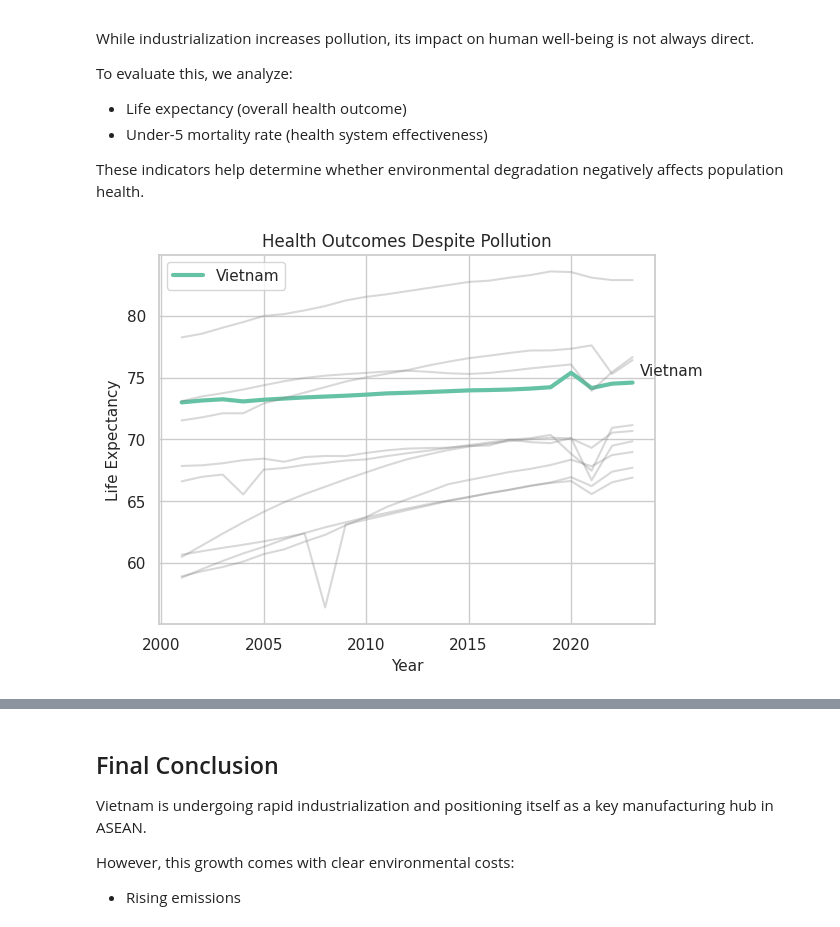
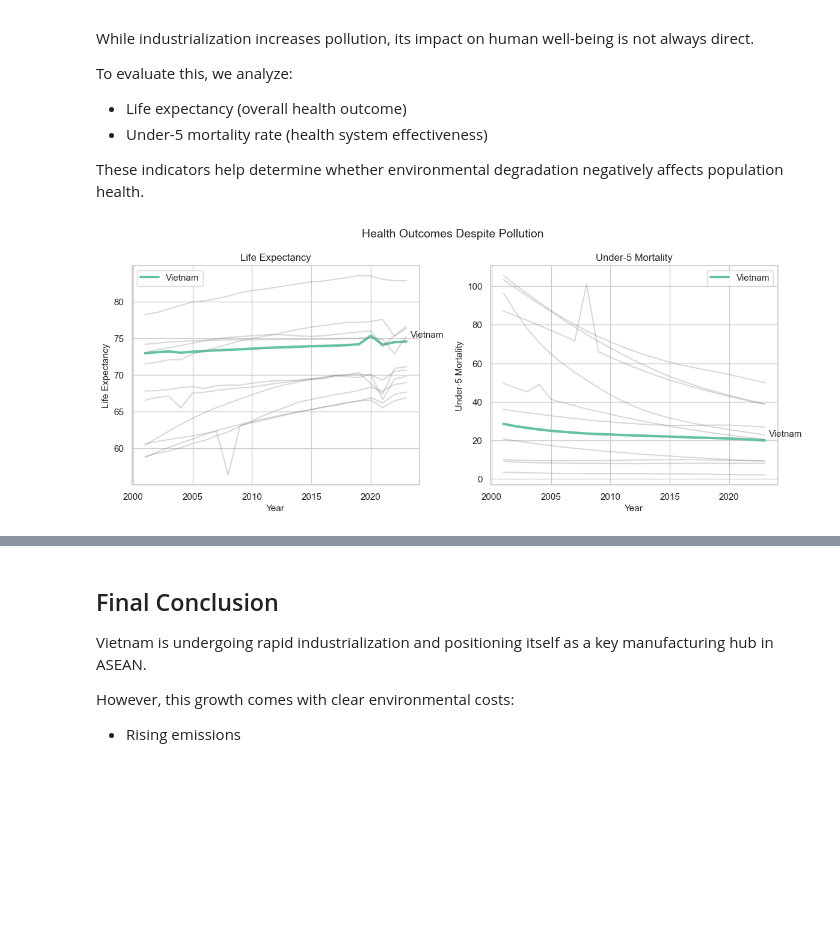
Before and after one commit to thloc1212/DV_LAB2, a Jupyter notebook: merged/merge.ipynb, the cells around one changed output, grey strips where cells are left out. Drawn from its saved outputs; the diff is of its cells as text; code cells hidden in the pictures; blank space fills up the shorter version.

```diff
--- a/merged/merge.ipynb
+++ b/merged/merge.ipynb
@@ -291,7 +291,7 @@ df_pivot["Country"] = df_pivot["Country"].replace({"Viet Nam": "Vietnam"})
 # Define ASEAN countries
 asean = [
     "Vietnam", "Thailand", "Malaysia", "Indonesia", "Philippines",
-    "Singapore", "Cambodia", "Lao PDR", "Myanmar", "Timor-Leste"
+    "Singapore", "Cambodia", "Lao PDR", "Myanmar", "Timor-Leste", "Brunei Darussalam",
 ]
 
 df_asean = df_pivot[df_pivot["Country"].isin(asean)].copy()
@@ -522,37 +507,54 @@ To evaluate this, we analyze:
 
 These indicators help determine whether environmental degradation negatively affects population health.
 # %%
-plt.figure()
+fig, axes = plt.subplots(1, 2, figsize=(12,5))
+
+# Life Expectancy
+ax = axes[0]
 
 for country in asean:
     subset = df_asean[df_asean["Country"] == country]
 
     if country == "Vietnam":
-        plt.plot(
-            subset["Year"],
-            subset["Life expectancy"],
-            linewidth=3,
-            label="Vietnam"
-        )
+        ax.plot(subset["Year"], subset["Life expectancy"], linewidth=3, label="Vietnam")
     else:
-        plt.plot(
-            subset["Year"],
-            subset["Life expectancy"],
-            color="gray",
-            alpha=0.3
-        )
+        ax.plot(subset["Year"], subset["Life expectancy"], color="gray", alpha=0.3)
 
 vn = df_asean[df_asean["Country"] == "Vietnam"]
 x_last = vn["Year"].max()
 y_last = vn[vn["Year"] == x_last]["Life expectancy"].values[0]
 
-plt.annotate("Vietnam", (x_last, y_last), textcoords="offset points", xytext=(5,5))
+ax.annotate("Vietnam", (x_last, y_last), textcoords="offset points", xytext=(5,5))
 
-plt.xlabel("Year")
-plt.ylabel("Life Expectancy")
-plt.title("Health Outcomes Despite Pollution")
+ax.set_title("Life Expectancy")
+ax.set_xlabel("Year")
+ax.set_ylabel("Life Expectancy")
+ax.legend()
 
-plt.legend()
+
+# Under-5 Mortality
+ax = axes[1]
+
+for country in asean:
+    subset = df_asean[df_asean["Country"] == country]
+
+    if country == "Vietnam":
+        ax.plot(subset["Year"], subset["Under-5 mortality"], linewidth=3, label="Vietnam")
+    else:
+        ax.plot(subset["Year"], subset["Under-5 mortality"], color="gray", alpha=0.3)
+
+y_last = vn[vn["Year"] == x_last]["Under-5 mortality"].values[0]
+
+ax.annotate("Vietnam", (x_last, y_last), textcoords="offset points", xytext=(5,5))
+
+ax.set_title("Under-5 Mortality")
+ax.set_xlabel("Year")
+ax.set_ylabel("Under-5 Mortality")
+ax.legend()
+
+
+plt.suptitle("Health Outcomes Despite Pollution", fontsize=14)
+plt.tight_layout()
 plt.show()
 # %% [output]
-[figure, old version]
+[figure, new version]
```
Also changed, not shown: parts of 40 cells of this notebook.
